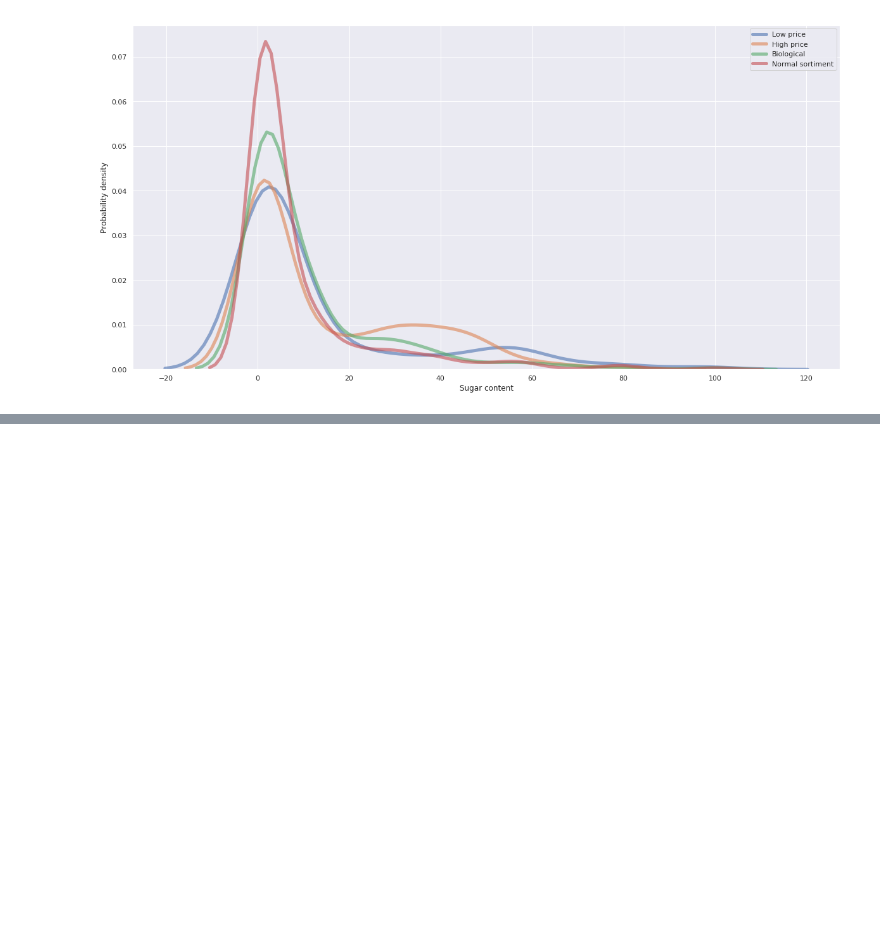
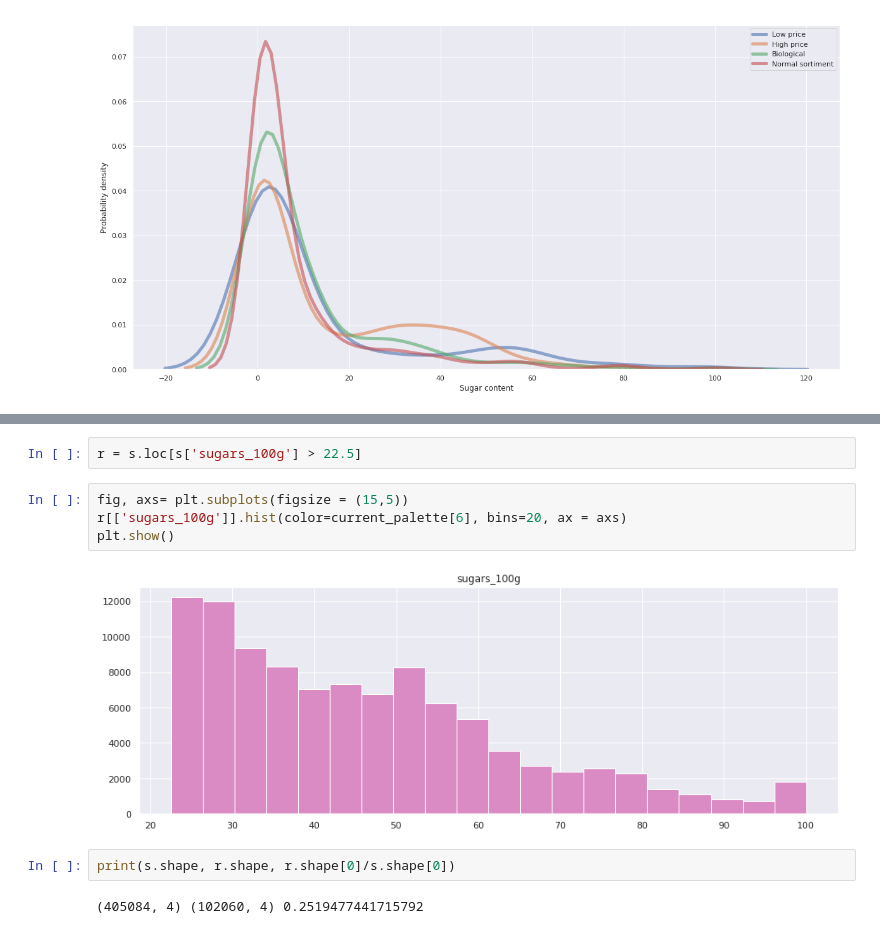
Before and after one commit to esamosenok/ADA_Project_2018, a Jupyter notebook: vwQuestions.ipynb, the cells around one changed output, grey strips where cells are left out. Drawn from its saved outputs; the diff is of its cells as text; blank space fills up the shorter version.

```diff
--- a/vwQuestions.ipynb
+++ b/vwQuestions.ipynb
@@ -227,0 +275,12 @@ plt.show()
+# %%
+r = s.loc[s['sugars_100g'] > 22.5]
+# %%
+fig, axs= plt.subplots(figsize = (15,5))
+r[['sugars_100g']].hist(color=current_palette[6], bins=20, ax = axs)
+plt.show()
+# %% [output]
+[figure, added]
+# %%
+print(s.shape, r.shape, r.shape[0]/s.shape[0])
+# %% [output]
+(405084, 4) (102060, 4) 0.2519477441715792
```
Also changed, not shown: parts of 11 cells of this notebook.
